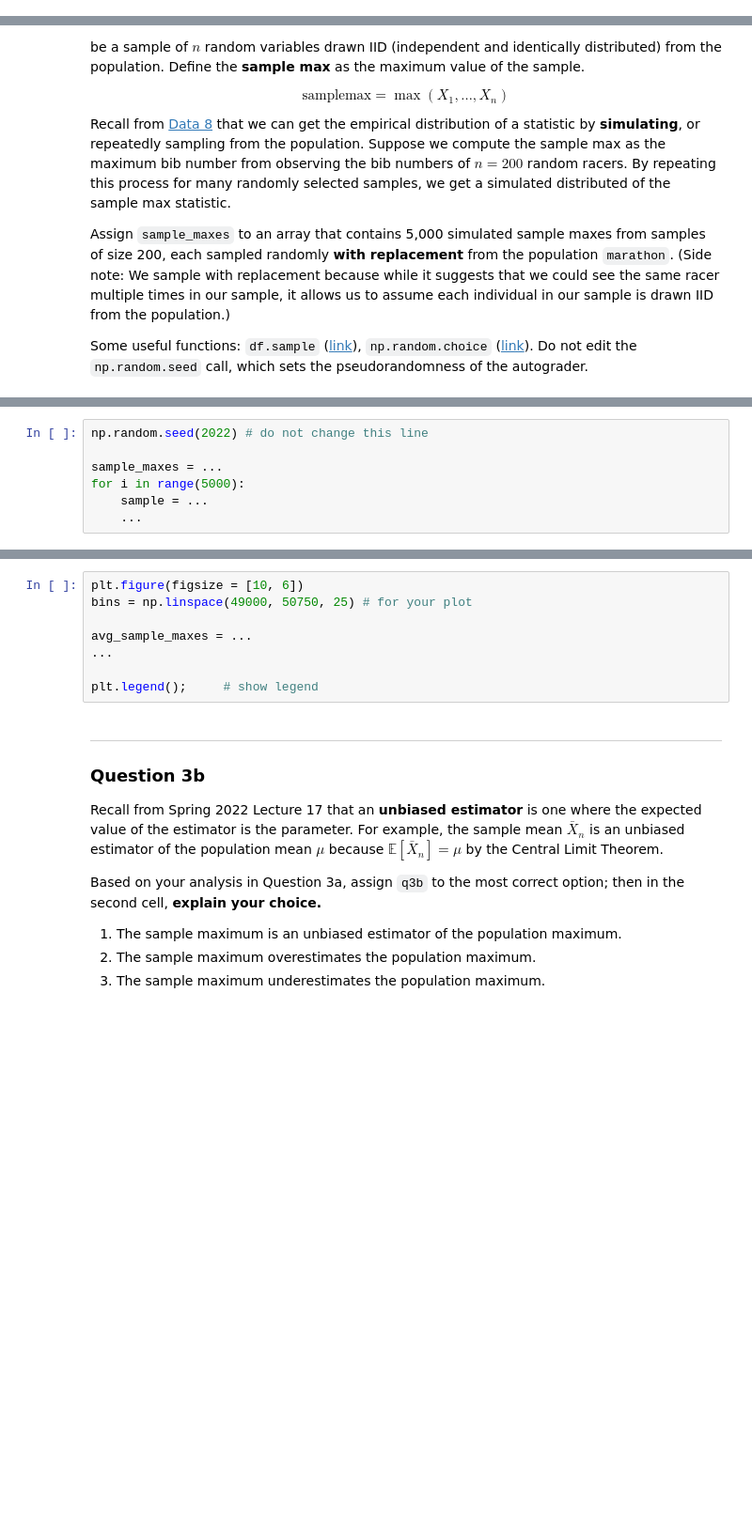
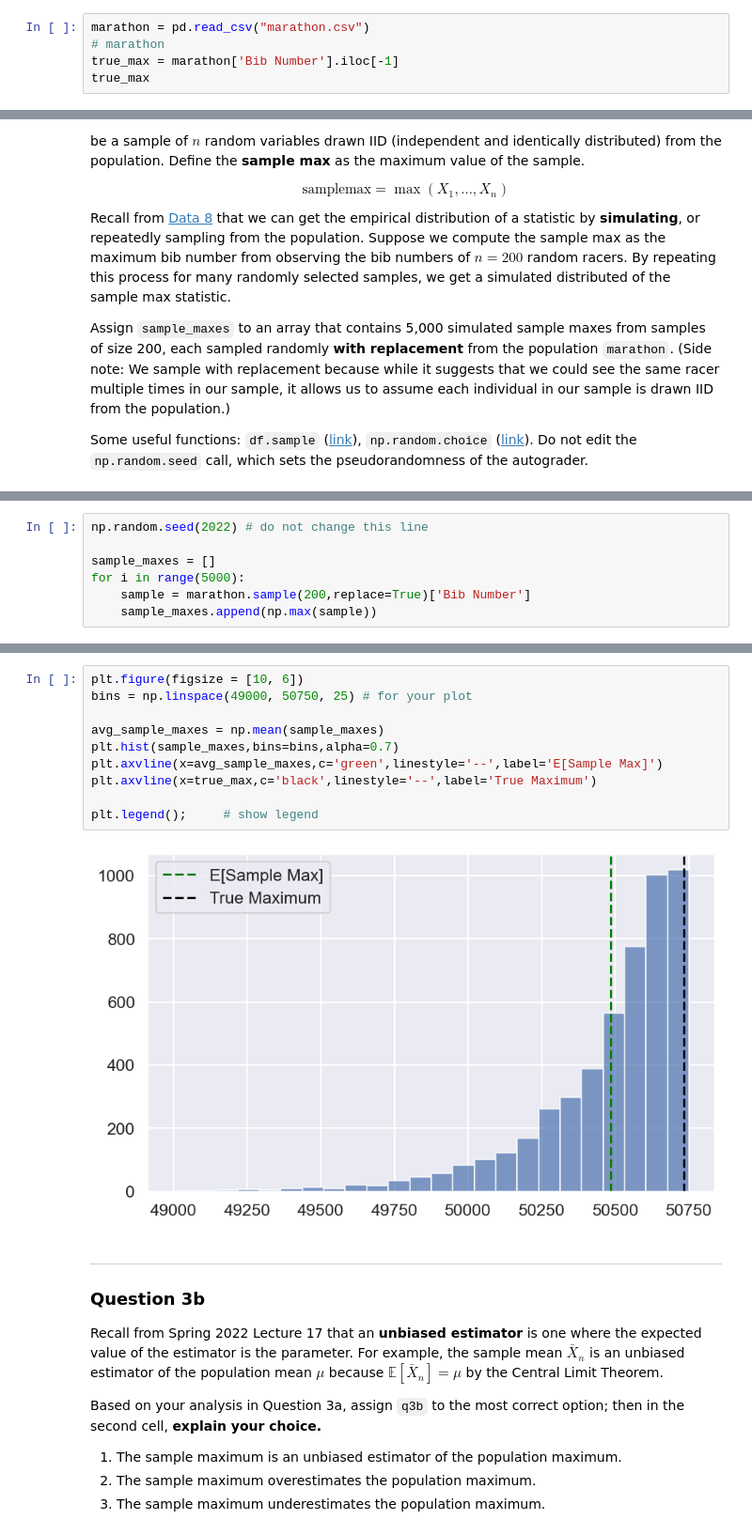
Before and after one commit to AliceRayLu/data-100-sp22, a Jupyter notebook: lab/lab09/lab09.ipynb, the cells around one changed output, grey strips where cells are left out. Shown at 94% size. Drawn from its saved outputs; the diff is of its cells as text; blank space fills up the shorter version.

```diff
--- a/lab/lab09/lab09.ipynb
+++ b/lab/lab09/lab09.ipynb
@@ -73,0 +70,5 @@ true_max
+# %%
+marathon = pd.read_csv("marathon.csv")
+# marathon
+true_max = marathon['Bib Number'].iloc[-1]
+true_max
@@ -101,9 +132,9 @@ name: q2
 # %%
 np.random.seed(2022) # do not change this line
 
-sample_maxes = ...
+sample_maxes = []
 for i in range(5000):
-    sample = ...
-    ...
+    sample = marathon.sample(200,replace=True)['Bib Number']
+    sample_maxes.append(np.max(sample))
 # %%
 grader.check("q2")
@@ -127,11 +160,15 @@ Visualization/plotting tips:
 # %%
 plt.figure(figsize = [10, 6])
 bins = np.linspace(49000, 50750, 25) # for your plot
 
-avg_sample_maxes = ...
-...
+avg_sample_maxes = np.mean(sample_maxes)
+plt.hist(sample_maxes,bins=bins,alpha=0.7)
+plt.axvline(x=avg_sample_maxes,c='green',linestyle='--',label='E[Sample Max]')
+plt.axvline(x=true_max,c='black',linestyle='--',label='True Maximum')
 
 plt.legend();     # show legend
+# %% [output]
+[figure, added]
 # %% [markdown]
 ---
 
```
Also changed, not shown: parts of 17 cells of this notebook.
